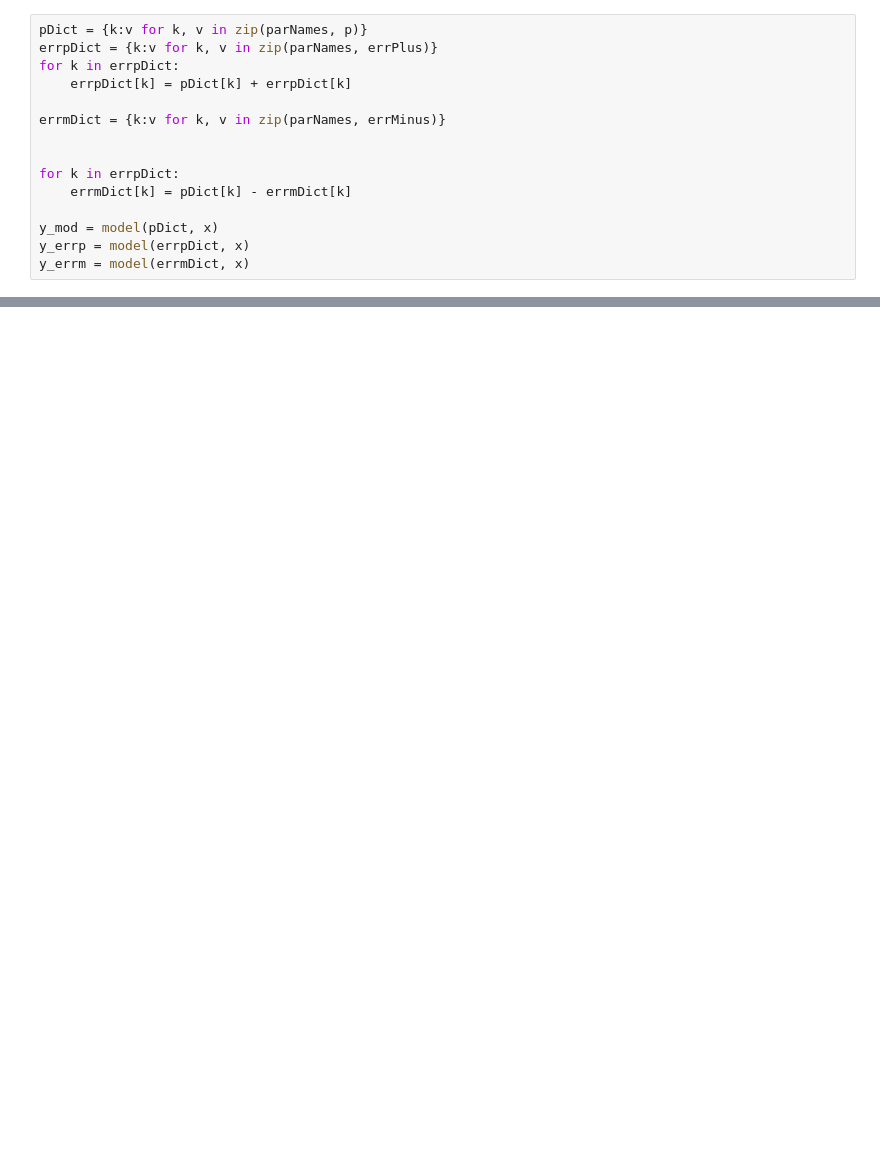
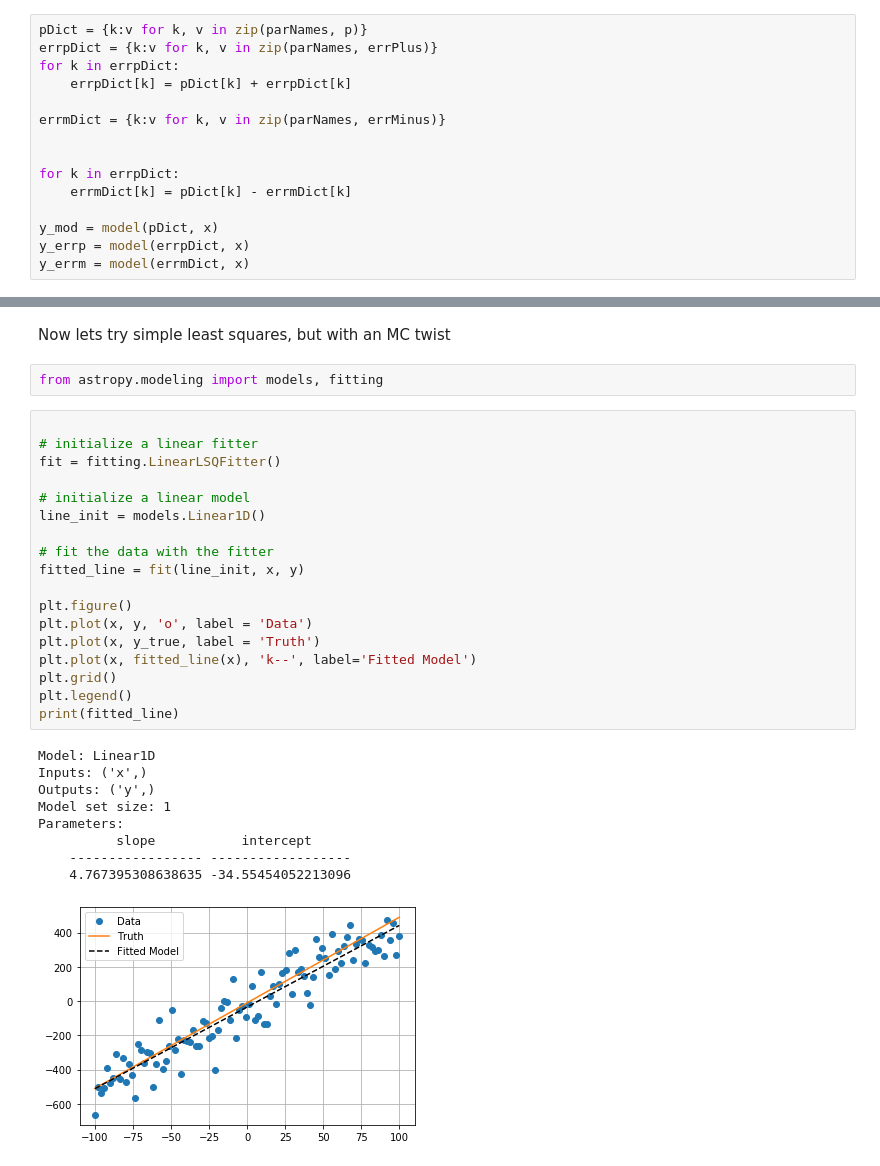
Before and after one commit to AlecThomson/multinest_fit, a Jupyter notebook: multinesttest.ipynb, the cells around one changed output, grey strips where cells are left out. Cells and saved outputs as stored; diff of their text form; blank space fills up the shorter version.

```diff
--- a/multinesttest.ipynb
+++ b/multinesttest.ipynb
@@ -332,0 +336,32 @@ plt.legend()
+# %% [markdown]
+Now lets try simple least squares, but with an MC twist
+# %%
+from astropy.modeling import models, fitting
+# %%
+
+# initialize a linear fitter
+fit = fitting.LinearLSQFitter()
+
+# initialize a linear model
+line_init = models.Linear1D()
+
+# fit the data with the fitter
+fitted_line = fit(line_init, x, y)
+
+plt.figure()
+plt.plot(x, y, 'o', label = 'Data')
+plt.plot(x, y_true, label = 'Truth')
+plt.plot(x, fitted_line(x), 'k--', label='Fitted Model')
+plt.grid()
+plt.legend()
+print(fitted_line)
+# %% [output]
+Model: Linear1D
+Inputs: ('x',)
+Outputs: ('y',)
+Model set size: 1
+Parameters:
+          slope           intercept
+    ----------------- ------------------
+    4.767395308638635 -34.55454052213096
+[figure, added]
```
Also changed, not shown: parts of 14 cells of this notebook.
